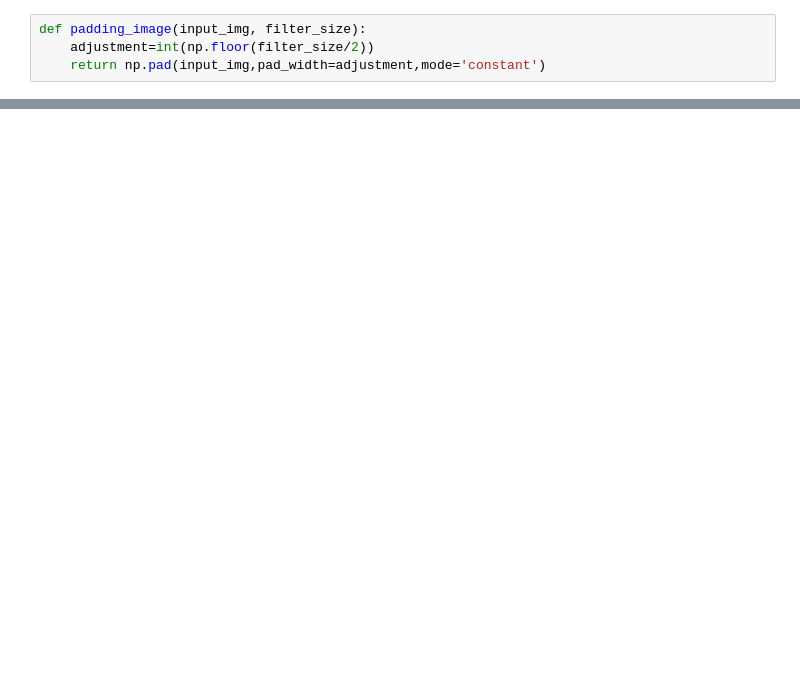
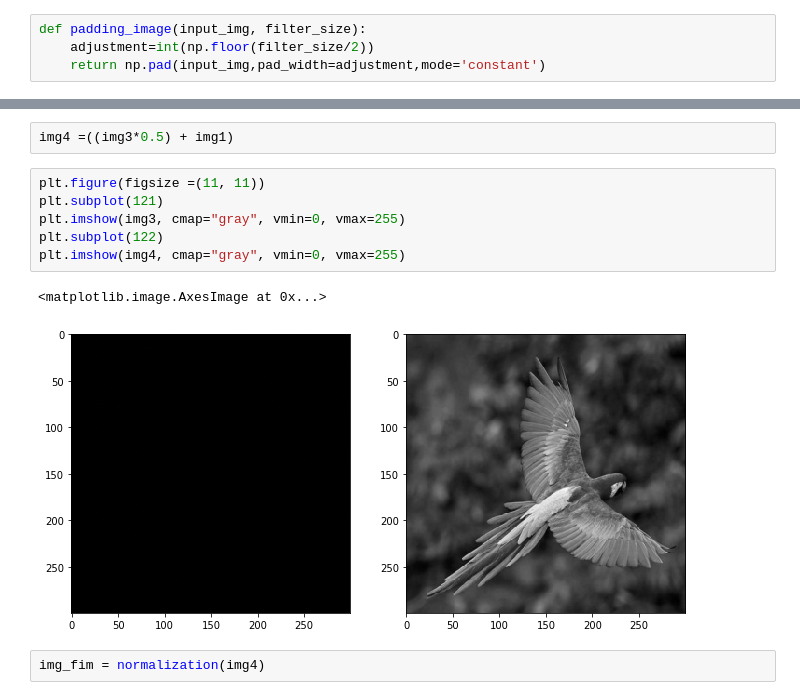
Before and after one commit to vrrusso/dip-assignment_2-image-filtering, a Jupyter notebook: Creating and testing filters.ipynb, the cells around one changed output, grey strips where cells are left out. Cells and saved outputs as stored; diff of their text form; blank space fills up the shorter version.

```diff
--- a/Creating and testing filters.ipynb
+++ b/Creating and testing filters.ipynb
@@ -62,0 +117,13 @@ plt.imshow(img1, cmap="gray", vmin= 0, vmax=255)
+# %%
+img4 =((img3*0.5) + img1)
+# %%
+plt.figure(figsize =(11, 11))
+plt.subplot(121)
+plt.imshow(img3, cmap="gray", vmin=0, vmax=255)
+plt.subplot(122)
+plt.imshow(img4, cmap="gray", vmin=0, vmax=255)
+# %% [output]
+<matplotlib.image.AxesImage at 0x...>
+[figure, added]
+# %%
+img_fim = normalization(img4)
```
Also changed, not shown: parts of 13 cells of this notebook, 1 other file.
